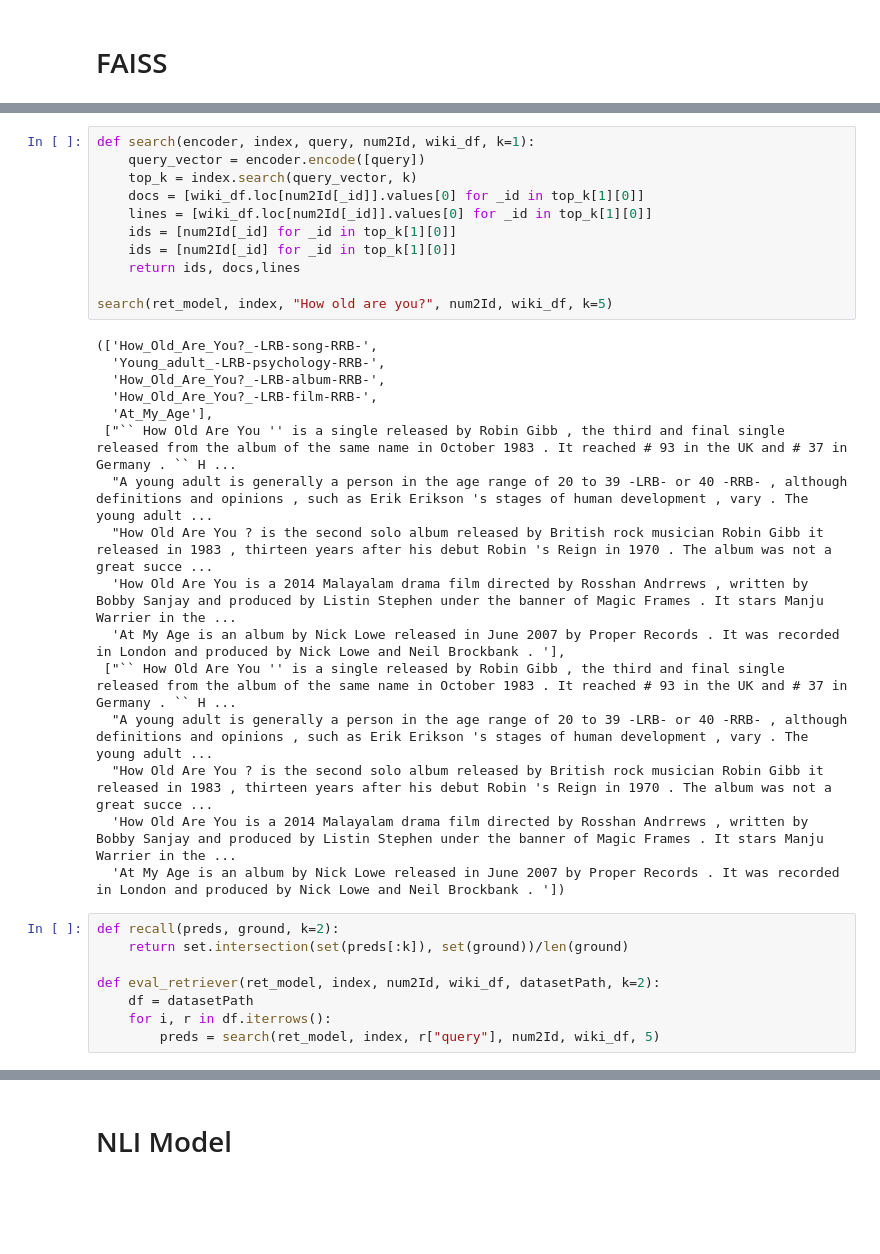
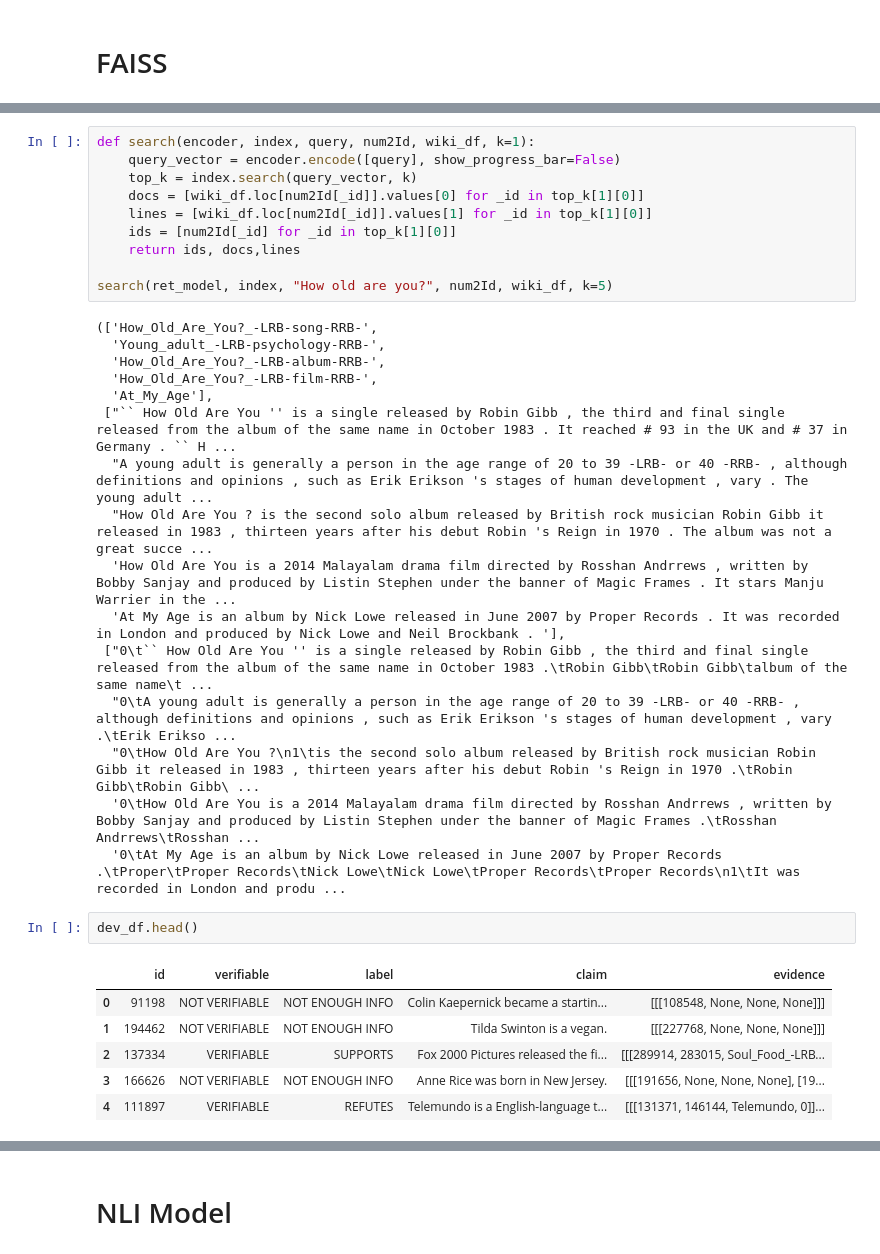
Before and after one commit to Prayas-Agrawal/728-pa2, a Jupyter notebook: 728-pa2.ipynb, the cells around one changed output, grey strips where cells are left out. Saved outputs shown, nothing was run; the diff lists cells and outputs as text; blank space fills up the shorter version.

```diff
--- a/728-pa2.ipynb
+++ b/728-pa2.ipynb
@@ -370,11 +318,10 @@ indexing file wiki-082.jsonl.npy ./ids/wiki-082.jsonl.csv
 =========DONE INDEXING=====
 # %%
 def search(encoder, index, query, num2Id, wiki_df, k=1):
-    query_vector = encoder.encode([query])
+    query_vector = encoder.encode([query], show_progress_bar=False)
     top_k = index.search(query_vector, k)
     docs = [wiki_df.loc[num2Id[_id]].values[0] for _id in top_k[1][0]]
-    lines = [wiki_df.loc[num2Id[_id]].values[0] for _id in top_k[1][0]]
-    ids = [num2Id[_id] for _id in top_k[1][0]]
+    lines = [wiki_df.loc[num2Id[_id]].values[1] for _id in top_k[1][0]]
     ids = [num2Id[_id] for _id in top_k[1][0]]
     return ids, docs,lines
 
@@ -390,16 +337,17 @@ search(ret_model, index, "How old are you?", num2Id, wiki_df, k=5)
   "How Old Are You ? is the second solo album released by British rock musician Robin Gibb it released in 1983 , thirteen years after his debut Robin 's Reign in 1970 . The album was not a great succe ...
   'How Old Are You is a 2014 Malayalam drama film directed by Rosshan Andrrews , written by Bobby Sanjay and produced by Listin Stephen under the banner of Magic Frames . It stars Manju Warrier in the ...
   'At My Age is an album by Nick Lowe released in June 2007 by Proper Records . It was recorded in London and produced by Nick Lowe and Neil Brockbank . '],
- ["`` How Old Are You '' is a single released by Robin Gibb , the third and final single released from the album of the same name in October 1983 . It reached # 93 in the UK and # 37 in Germany . `` H ...
-  "A young adult is generally a person in the age range of 20 to 39 -LRB- or 40 -RRB- , although definitions and opinions , such as Erik Erikson 's stages of human development , vary . The young adult ...
-  "How Old Are You ? is the second solo album released by British rock musician Robin Gibb it released in 1983 , thirteen years after his debut Robin 's Reign in 1970 . The album was not a great succe ...
-  'How Old Are You is a 2014 Malayalam drama film directed by Rosshan Andrrews , written by Bobby Sanjay and produced by Listin Stephen under the banner of Magic Frames . It stars Manju Warrier in the ...
-  'At My Age is an album by Nick Lowe released in June 2007 by Proper Records . It was recorded in London and produced by Nick Lowe and Neil Brockbank . '])
+ ["0\t`` How Old Are You '' is a single released by Robin Gibb , the third and final single released from the album of the same name in October 1983 .\tRobin Gibb\tRobin Gibb\talbum of the same name\t ...
+  "0\tA young adult is generally a person in the age range of 20 to 39 -LRB- or 40 -RRB- , although definitions and opinions , such as Erik Erikson 's stages of human development , vary .\tErik Erikso ...
+  "0\tHow Old Are You ?\n1\tis the second solo album released by British rock musician Robin Gibb it released in 1983 , thirteen years after his debut Robin 's Reign in 1970 .\tRobin Gibb\tRobin Gibb\ ...
+  '0\tHow Old Are You is a 2014 Malayalam drama film directed by Rosshan Andrrews , written by Bobby Sanjay and produced by Listin Stephen under the banner of Magic Frames .\tRosshan Andrrews\tRosshan ...
+  '0\tAt My Age is an album by Nick Lowe released in June 2007 by Proper Records .\tProper\tProper Records\tNick Lowe\tNick Lowe\tProper Records\tProper Records\n1\tIt was recorded in London and produ ...
-# %%
-def recall(preds, ground, k=2):
-    return set.intersection(set(preds[:k]), set(ground))/len(ground)
-
-def eval_retriever(ret_model, index, num2Id, wiki_df, datasetPath, k=2):
-    df = datasetPath
-    for i, r in df.iterrows():
-        preds = search(ret_model, index, r["query"], num2Id, wiki_df, 5)
+# %%
+dev_df.head()
+# %% [output]
+|  | id | verifiable | label | claim | evidence |
+| 0 | 91198 | NOT VERIFIABLE | NOT ENOUGH INFO | Colin Kaepernick became a startin... | [[[108548, None, None, None]]] |
+| 1 | 194462 | NOT VERIFIABLE | NOT ENOUGH INFO | Tilda Swinton is a vegan. | [[[227768, None, None, None]]] |
+| 2 | 137334 | VERIFIABLE | SUPPORTS | Fox 2000 Pictures released the fi... | [[[289914, 283015, Soul_Food_-LRB... |
+| 3 | 166626 | NOT VERIFIABLE | NOT ENOUGH INFO | Anne Rice was born in New Jersey. | [[[191656, None, None, None], [19... |
+| 4 | 111897 | VERIFIABLE | REFUTES | Telemundo is a English-language t... | [[[131371, 146144, Telemundo, 0]]... |
```
Also changed, not shown: parts of 61 cells of this notebook.
